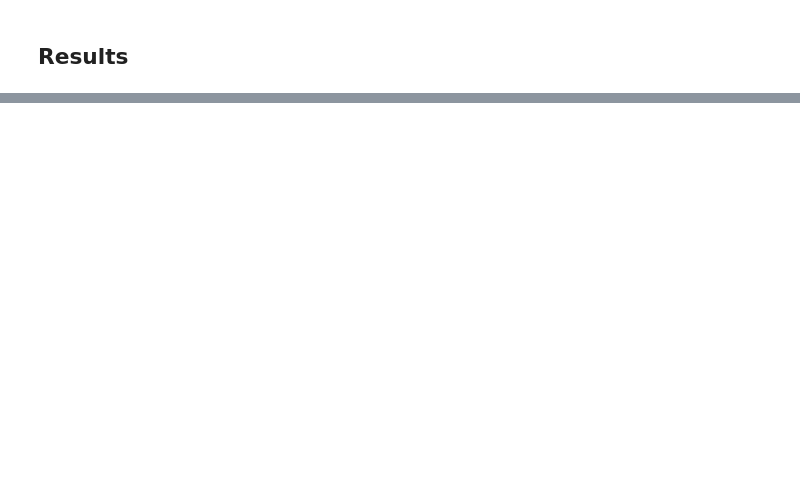
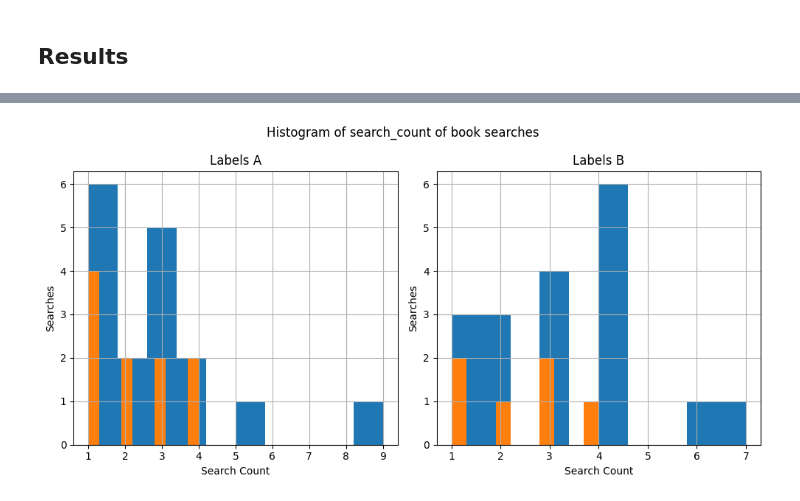
Before and after one commit to NatLibFi/kivepa-booksearch-workshop, a Jupyter notebook: analysis.ipynb, the cells around one changed output, grey strips where cells are left out. Cells and saved outputs as stored; diff of their text form; code cells hidden in the pictures; blank space fills up the shorter version.

```diff
--- a/analysis.ipynb
+++ b/analysis.ipynb
@@ -48 +83,27 @@ df.groupby(by='labels_set')[['is_found']].sum()
+# %%
+# Create a subplot with two histograms
+plt.figure(figsize=(10, 5))  # Adjust the figure size as needed
+# bins = list(range(0, 300, 20))
+
+# Subplot for 'labels_set' == 'a'
+plt.subplot(1, 2, 1)  # 1 row, 2 columns, first subplot
+df[(df.labels_set == 'a')].search_count.hist()  # bins=bins)
+df[(df.labels_set == 'a') & (df.is_found)].search_count.hist()  # bins=bins)
+plt.xlabel('Search Count')
+plt.ylabel('Searches')
+plt.title('Labels A')
+
+# Subplot for 'labels_set' == 'b'
+plt.subplot(1, 2, 2)  # 1 row, 2 columns, second subplot
+df[df.labels_set == 'b'].search_count.hist()  # bins=bins)
+df[(df.labels_set == 'b') & (df.is_found)].search_count.hist()  # bins=bins)
+plt.xlabel('Search Count')
+plt.ylabel('Searches')
+plt.title('Labels B')
+
+plt.suptitle('Histogram of search_count of book searches')
+plt.tight_layout()  # Adjusts subplot parameters for better spacing
+plt.show()
+# %% [output]
+[figure, added]
 # %%
```
Also changed, not shown: parts of 12 cells of this notebook.
